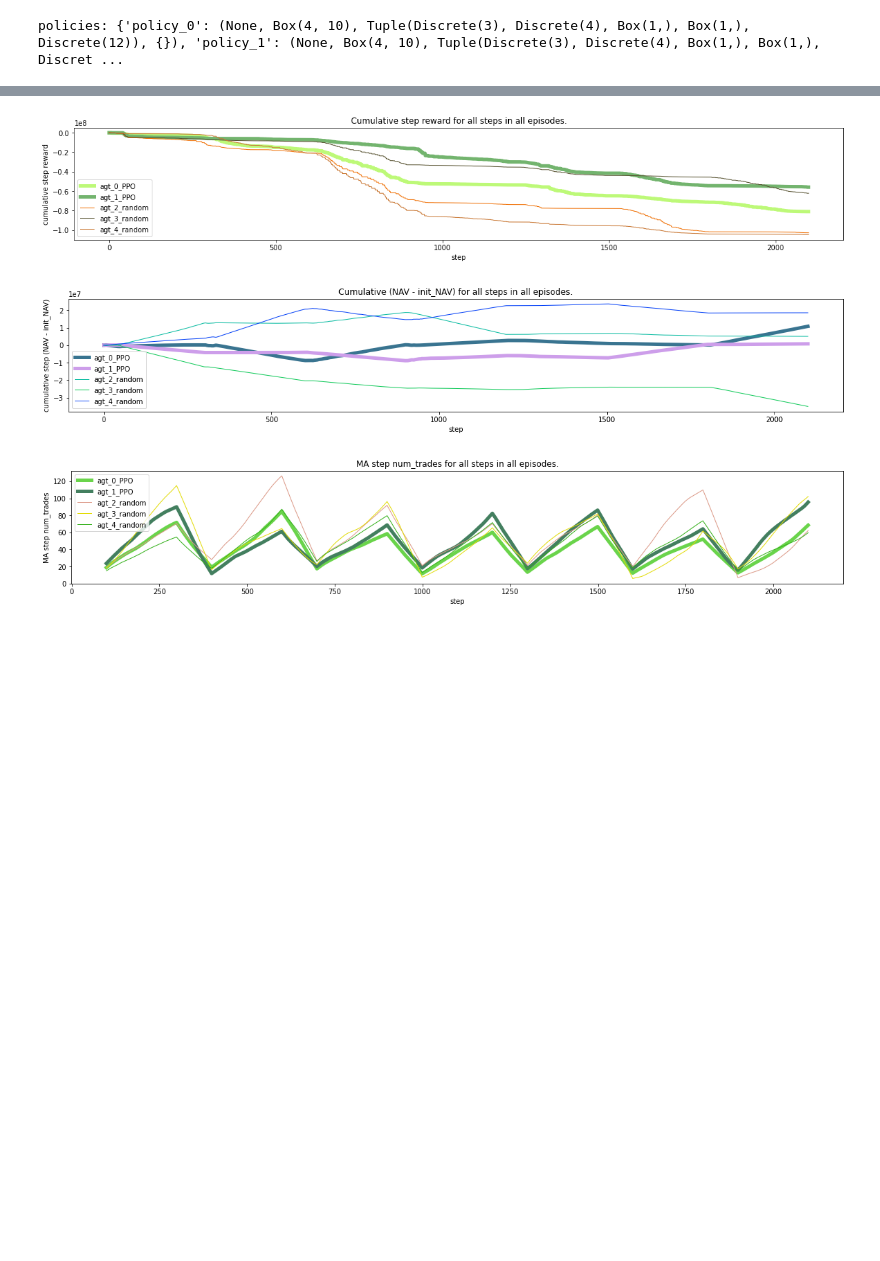
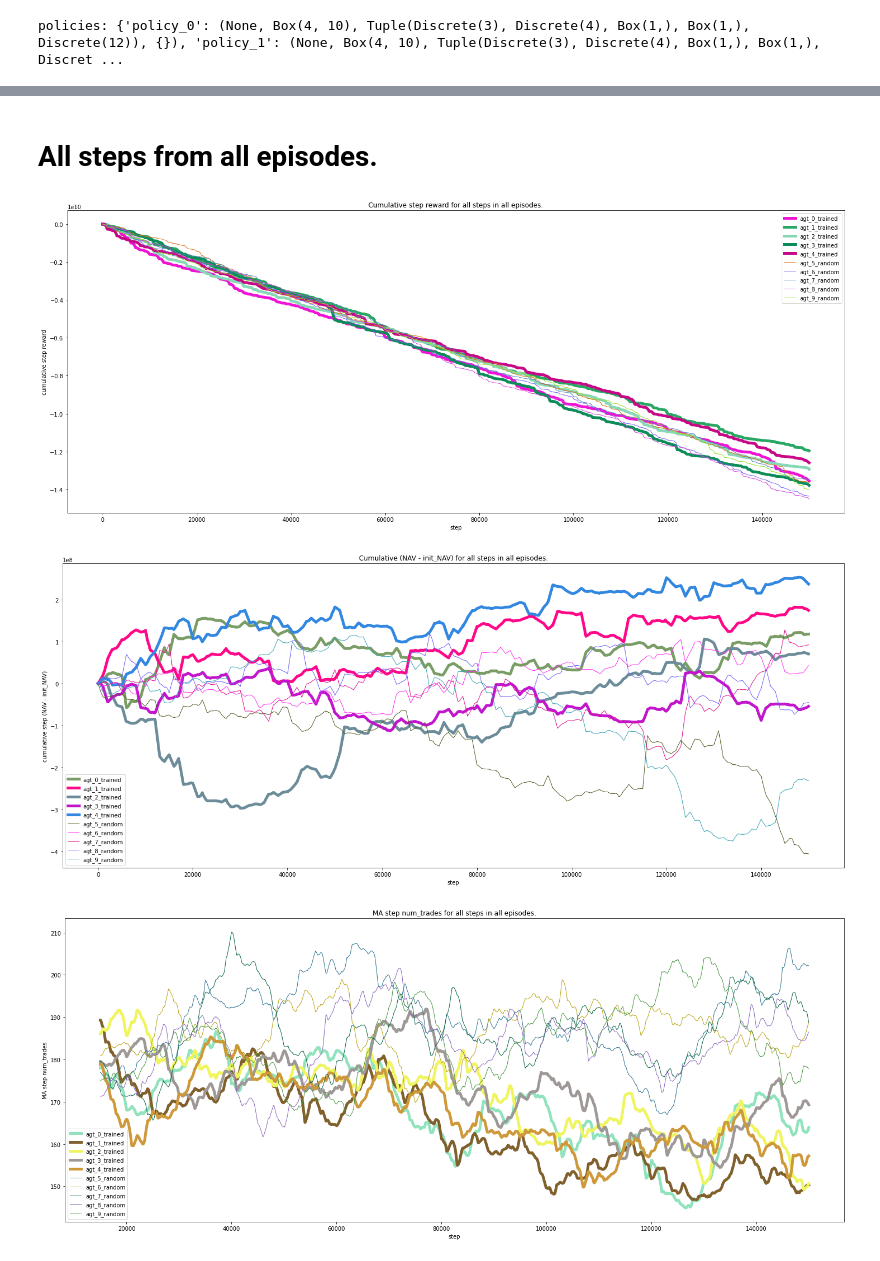
Before and after one commit to ChuaCheowHuan/gym-continuousDoubleAuction, a Jupyter notebook: gym_continuousDoubleAuction/CDA_env_RLlib.ipynb, the cells around one changed output, grey strips where cells are left out. Saved outputs shown, nothing was run; the diff lists cells and outputs as text; code cells hidden in the pictures; blank space fills up the shorter version.

Commit message:
Resolved a bug which prevents loading of eps data; Resolved a bug which prevents logging of last episode if num_iter is an even number.

```diff
--- a/gym_continuousDoubleAuction/CDA_env_RLlib.ipynb
+++ b/gym_continuousDoubleAuction/CDA_env_RLlib.ipynb
@@ -64,14 +82,14 @@ tf = try_import_tf()
 # global
 
 # CDA_env args
-num_agents = 5
-num_trained_agent = 2 # 1st 2
+num_agents = 10
+num_trained_agent = 5 # 1st 2
 num_policies = num_agents # Each agent is using a separate policy
 num_of_traders = num_agents
 tape_display_length = 10
 tick_size = 1
 init_cash = 1000000
-max_step = 300 # per episode, -1 in arg. (7.2s/1000steps/iter)
+max_step = 1000 # per episode, -1 in arg. (7.2s/1000steps/iter)
 is_render = False
 
 # step storages
@@ -89,6 +107,7 @@ num_trades_store = create_storage(num_agents, "agt_", "_num_trades_list")
 # storage for json input
 obs_store = create_storage(num_agents, "agt_", "_obs_list")
 act_store = create_storage(num_agents, "agt_", "_act_list")
+infos_store = create_storage(num_agents, "agt_", "_infos_list")
 
 # RLlib config
 train_policy_list = create_train_policy_list(num_trained_agent, "policy_")
@@ -96,19 +115,23 @@ num_workers = 1
 num_envs_per_worker = 2
 sample_batch_size = 32
 train_batch_size = 128
-num_iters = 7
+num_iters = 150
 log_dir="/content/gdrive/My Drive/Colab Notebooks/gym-continuousDoubleAuction/gym_continuousDoubleAuction/ray_results/"
 
 # Chkpt & restore
 local_dir="/content/gdrive/My Drive/Colab Notebooks/gym-continuousDoubleAuction/gym_continuousDoubleAuction/chkpt/"
 chkpt_freq = 10
-chkpt = 100
+chkpt = 450
 restore_path = "{}checkpoint_{}/checkpoint-{}".format(local_dir, chkpt, chkpt)
 is_restore = False
 
 # log & load
 write_last_eps_steps_dir="/content/gdrive/My Drive/Colab Notebooks/gym-continuousDoubleAuction/gym_continuousDoubleAuction/last_eps_steps/"
 write_eps_dir="/content/gdrive/My Drive/Colab Notebooks/gym-continuousDoubleAuction/gym_continuousDoubleAuction/eps/"
+create_dir(write_last_eps_steps_dir)
+create_dir(write_eps_dir)
+threshold = log_threshold(num_workers, num_envs_per_worker, num_iters, num_agents)
+print("threshold", threshold)
 
 # get obs & act spaces from dummy CDA env
 single_CDA_env = continuousDoubleAuctionEnv(num_of_traders, init_cash, tick_size, tape_display_length, max_step, is_render)
@@ -491,10 +542,11 @@ training_iteration: 7
+# %% [markdown]
+# All steps from all episodes.
 # %%
 # Plot step results
-
-plot_step_result(init_cash, num_agents, num_trained_agent, "reward", reward_step_store, 'agt_', '_reward_step_list', '_PPO', 'step', 'cumulative step reward', 'Cumulative step reward for all steps in all episodes.')
-plot_step_result(init_cash, num_agents, num_trained_agent, "NAV", NAV_step_store, 'agt_', '_NAV_step_list', '_PPO', 'step', 'cumulative step (NAV - init_NAV)', 'Cumulative (NAV - init_NAV) for all steps in all episodes.')
-plot_step_result(init_cash, num_agents, num_trained_agent, "num_trades", num_trades_step_store, 'agt_', '_num_trades_step_list', '_PPO', 'step', 'MA step num_trades', 'MA step num_trades for all steps in all episodes.')
+plot_steps(init_cash, num_agents, num_trained_agent, "reward", reward_step_store, 'agt_', '_reward_step_list', '_trained', 'step', 'cumulative step reward', 'Cumulative step reward for all steps in all episodes.')
+plot_steps(init_cash, num_agents, num_trained_agent, "NAV", NAV_step_store, 'agt_', '_NAV_step_list', '_trained', 'step', 'cumulative step (NAV - init_NAV)', 'Cumulative (NAV - init_NAV) for all steps in all episodes.')
+plot_steps(init_cash, num_agents, num_trained_agent, "num_trades", num_trades_step_store, 'agt_', '_num_trades_step_list', '_trained', 'step', 'MA step num_trades', 'MA step num_trades for all steps in all episodes.')
 # %% [output]
-[figure, old version]
+[figure, new version]
-[figure, old version]
+[figure, new version]
-[figure, old version]
+[figure, new version]
```
Also changed, not shown: parts of 16 cells of this notebook, 4 other files.
